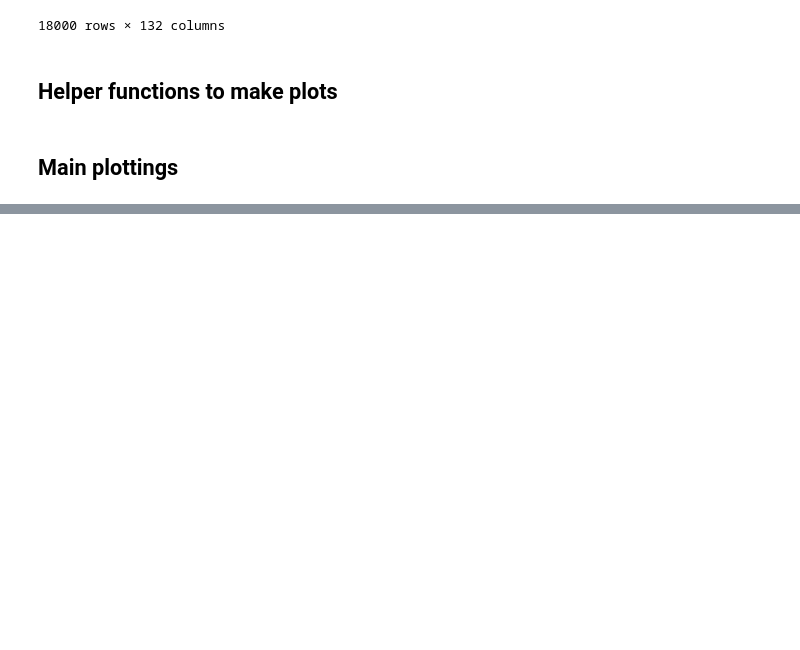
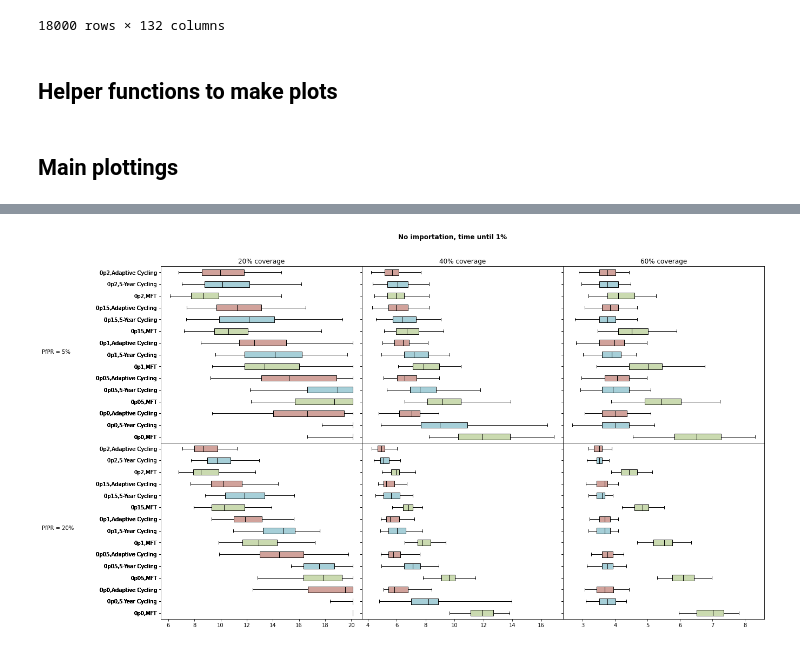
Before and after one commit to bonilab/malariaibm-interrupted-feeding-and-recombination, a Jupyter notebook: iif_analysis/Main_Plotting_Script.ipynb, the cells around one changed output, grey strips where cells are left out. Drawn from its saved outputs; the diff is of its cells as text; code cells hidden in the pictures; blank space fills up the shorter version.

```diff
--- a/iif_analysis/Main_Plotting_Script.ipynb
+++ b/iif_analysis/Main_Plotting_Script.ipynb
@@ -371,0 +378,61 @@ Text(0, 0.5, 'PfPR = 20%')
+# %%
+plt.rcParams['figure.figsize'] = [20, 12]
+fig, axes = plt.subplots(2, 3, sharex='col', sharey='row',
+                        gridspec_kw={'hspace': 0, 'wspace': 0})
+fig.patch.set_facecolor('white')
+ax_row1, ax_row2 = axes
+
+hide_95_percentile='off'
+verbose='off'
+have_importation_flag = False
+target_genotype_list, target_genotype_list_verbose = ALL_TARGETED_5_TYPES_SET, 'ALL_TARGETED_5_TYPES_SET'
+
+if verbose == 'on': print(f'IMPORTATION FLAG={have_importation_flag}')
+if verbose == 'on': print(f'TARGET GENOTYPES={target_genotype_list_verbose}')
+for (set_alias, ax_idx) in zip([3,7,11], [0,1,2]):
+  if verbose == 'on': print(f'SET ALIAS={set_alias}')
+  filtered_df_one_alias_importation_setting = final_ans_one_big_df[
+    (final_ans_one_big_df['Set Alias Number'] == set_alias)
+    & (final_ans_one_big_df['Have Importation'] == have_importation_flag)
+  ]
+  plot_one_set_alias_across_iif_settings(
+    ax_row1[ax_idx],
+    filtered_df_one_alias_importation_setting,
+    target_genotype_list,
+    't0p01',
+    20.1,
+    verbose=verbose,
+    hide_95_percentile=hide_95_percentile
+  )
+  if verbose == 'on': print()
+
+for (set_alias, ax_idx) in zip([4,8,12], [0,1,2]):
+  if verbose == 'on': print(f'SET ALIAS={set_alias}')
+  filtered_df_one_alias_importation_setting = final_ans_one_big_df[
+    (final_ans_one_big_df['Set Alias Number'] == set_alias)
+    & (final_ans_one_big_df['Have Importation'] == have_importation_flag)
+  ]
+  plot_one_set_alias_across_iif_settings(
+    ax_row2[ax_idx],
+    filtered_df_one_alias_importation_setting,
+    target_genotype_list,
+    't0p01',
+    20.1,
+    verbose=verbose,
+    hide_95_percentile=hide_95_percentile
+  )
+  if verbose == 'on': print()
+
+axes[0][0].set_title('20% coverage')
+axes[0][1].set_title('40% coverage')
+axes[0][2].set_title('60% coverage')
+axes[0][0].set_ylabel('PfPR = 5%', multialignment='left',
+                     horizontalalignment='left', rotation=0,
+                     labelpad=100)
+axes[1][0].set_ylabel('PfPR = 20%', multialignment='left',
+                     horizontalalignment='left', rotation=0,
+                     labelpad=100)
+fig.suptitle('No importation, time until 1%', y=0.95, fontweight='bold')
+plt.savefig(fname='no_importation_time_until_1percent.svg', format='svg', bbox_inches='tight')
+# %% [output]
+[figure, added]
```
Also changed, not shown: parts of 8 cells of this notebook.
